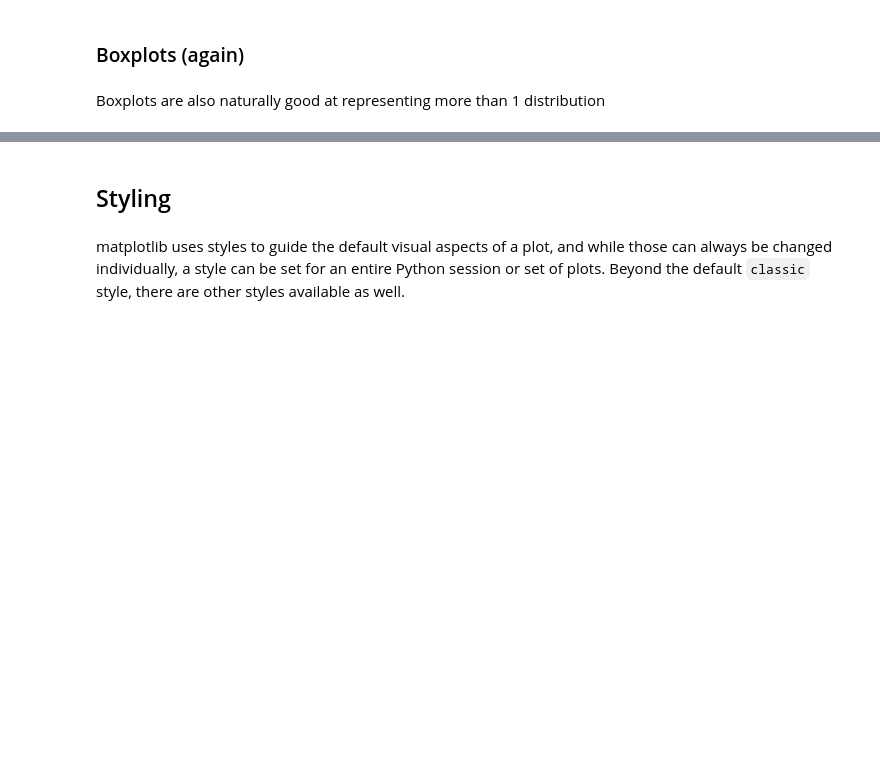
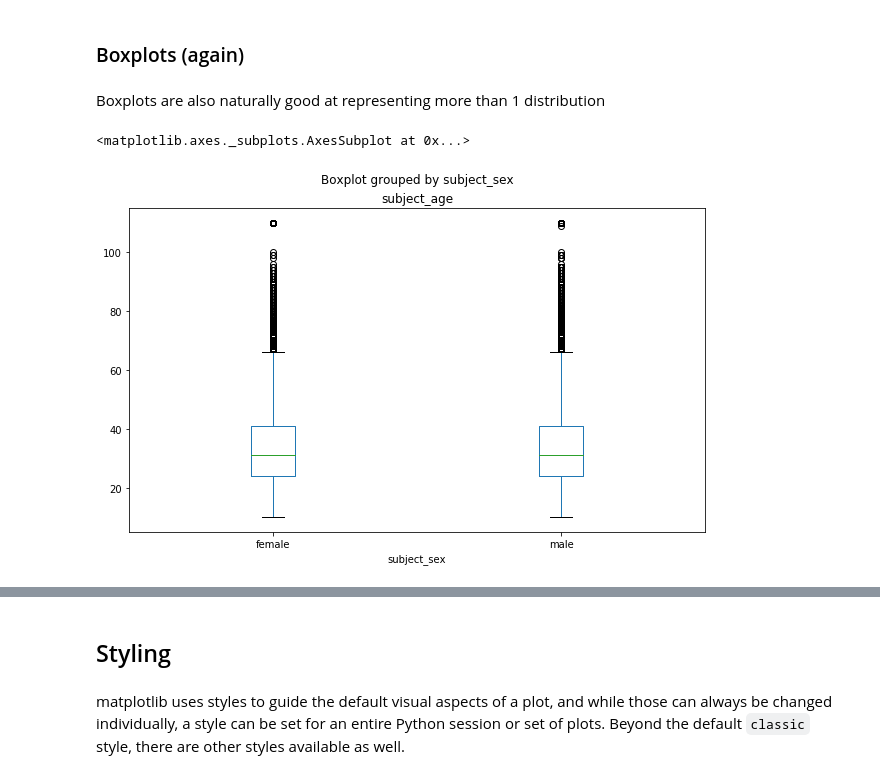
Before and after one commit to NCSU-Libraries/data-viz-workshops, a Jupyter notebook: Data_Vizualization_with_Python/data_visualization.ipynb, the cells around one changed output, grey strips where cells are left out. Saved outputs shown, nothing was run; the diff lists cells and outputs as text; code cells hidden in the pictures; blank space fills up the shorter version.

```diff
--- a/Data_Vizualization_with_Python/data_visualization.ipynb
+++ b/Data_Vizualization_with_Python/data_visualization.ipynb
@@ -663,4 +663,7 @@ stops.pivot_table(index=['reason_for_stop'], columns=['subject_sex'], values='co
 # %% [markdown]
 Boxplots are also naturally good at representing more than 1 distribution
 # %%
-stops.boxplot('driver_age', by='violation', grid=False)
+stops.boxplot('subject_age', by='subject_sex', grid=False)
+# %% [output]
+<matplotlib.axes._subplots.AxesSubplot at 0x...>
+[figure, added]
```
Also changed, not shown: parts of 28 cells of this notebook.
